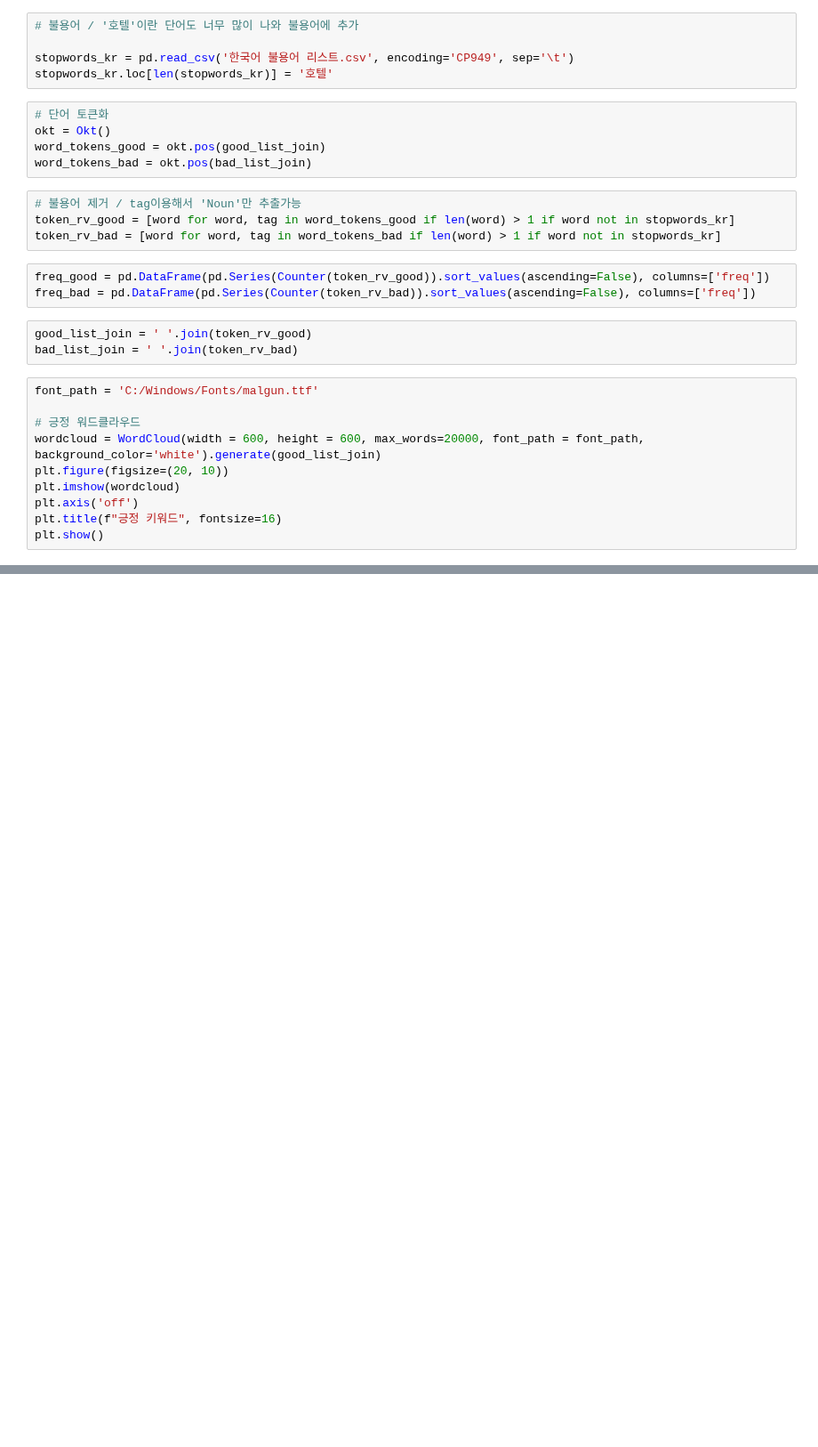
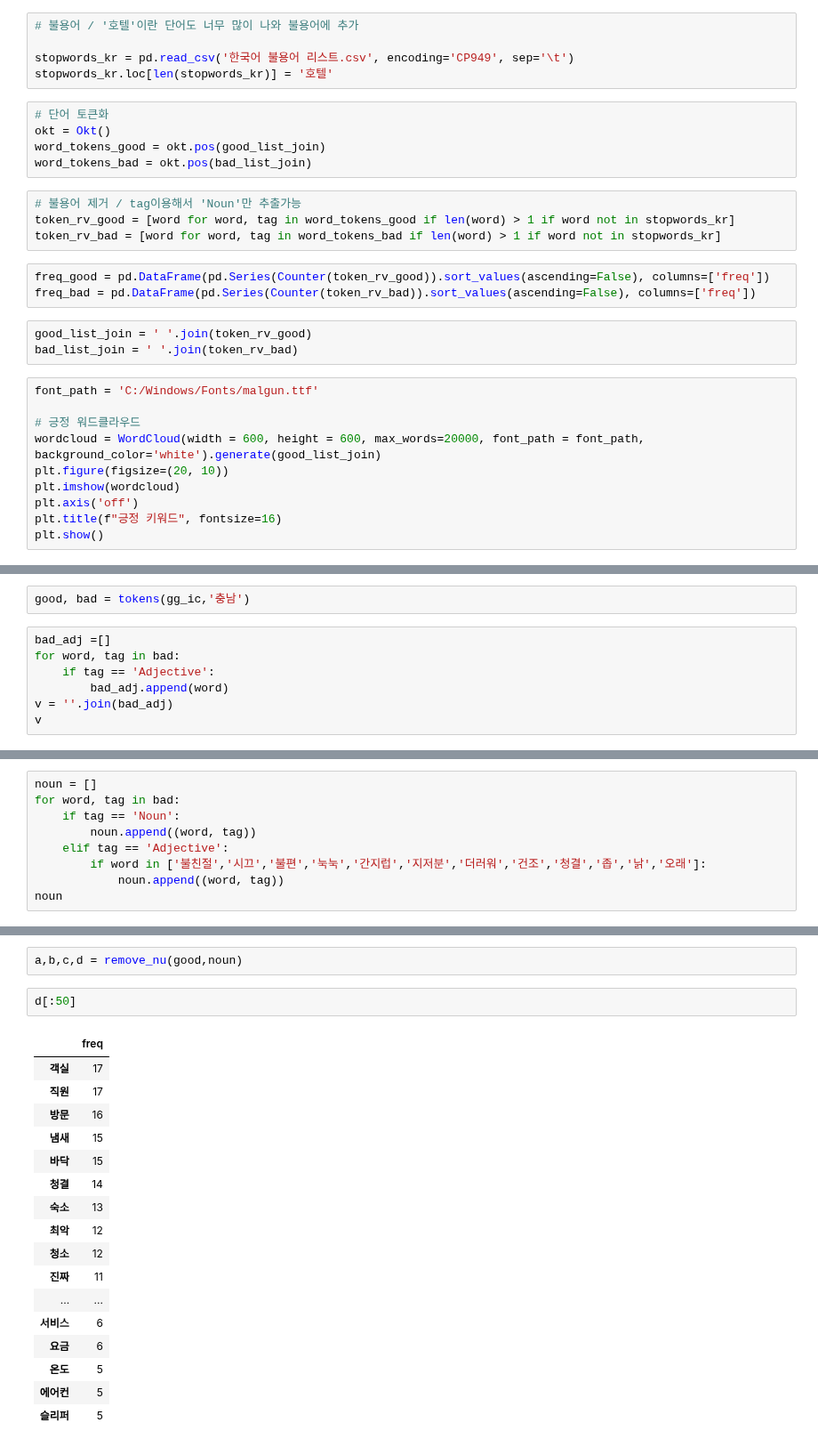
Before and after one commit to rlfgus0821/-HTML-, a Jupyter notebook: 09_middle project/text preprocessing.ipynb, the cells around one changed output, grey strips where cells are left out. Shown at 89% size. Cells and saved outputs as stored; diff of their text form; blank space fills up the shorter version.

```diff
--- a/09_middle project/text preprocessing.ipynb
+++ b/09_middle project/text preprocessing.ipynb
@@ -305,0 +339,9 @@ gg_ic.to_csv('df_gg_ic.csv')
+# %%
+good, bad = tokens(gg_ic,'충남')
+# %%
+bad_adj =[]
+for word, tag in bad:
+    if tag == 'Adjective':
+        bad_adj.append(word)
+v = ''.join(bad_adj)
+v
@@ -305,0 +350,9 @@ gg_ic.to_csv('df_gg_ic.csv')
+# %%
+noun = []
+for word, tag in bad:
+    if tag == 'Noun':
+        noun.append((word, tag))
+    elif tag == 'Adjective':
+        if word in ['불친절','시끄','불편','눅눅','간지럽','지저분','더러워','건조','청결','좁','낡','오래']:
+            noun.append((word, tag))
+noun
@@ -305,0 +377,22 @@ gg_ic.to_csv('df_gg_ic.csv')
+# %%
+a,b,c,d = remove_nu(good,noun)
+# %%
+d[:50]
+# %% [output]
+|  | freq |
+| 객실 | 17 |
+| 직원 | 17 |
+| 방문 | 16 |
+| 냄새 | 15 |
+| 바닥 | 15 |
+| 청결 | 14 |
+| 숙소 | 13 |
+| 최악 | 12 |
+| 청소 | 12 |
+| 진짜 | 11 |
+| ... | ... |
+| 서비스 | 6 |
+| 요금 | 6 |
+| 온도 | 5 |
+| 에어컨 | 5 |
+| 슬리퍼 | 5 |
```
Also changed, not shown: parts of 64 cells of this notebook, 4 other files.
